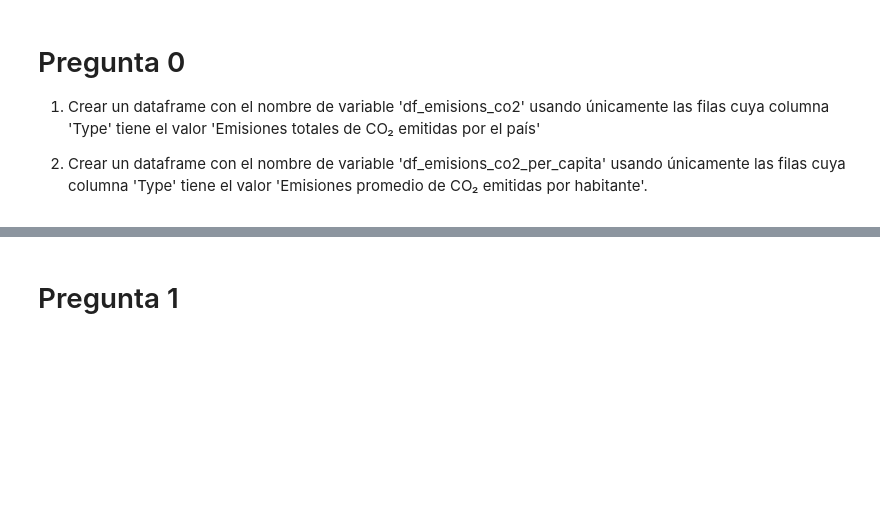
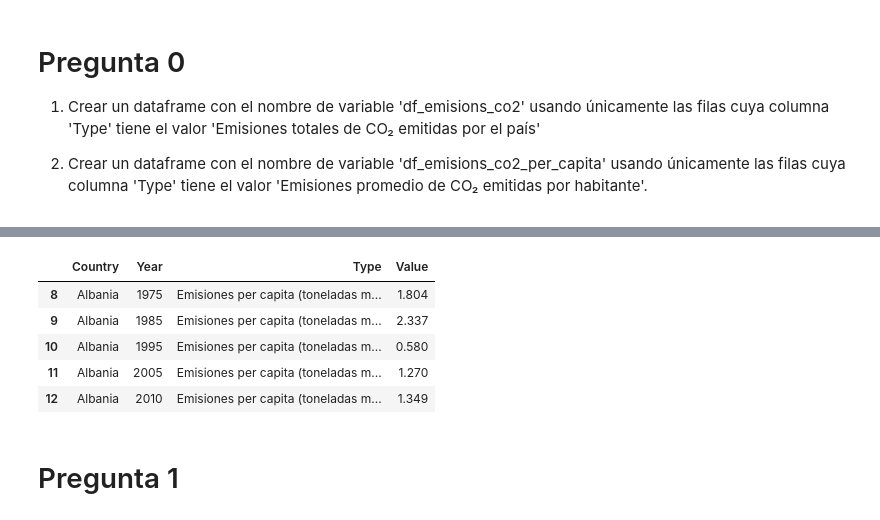
Before and after one commit to Britt14/Britany_Programacion, a Jupyter notebook: Examen/Britany_Lopez_Proyecto_Final.ipynb, the cells around one changed output, grey strips where cells are left out. Saved outputs shown, nothing was run; the diff lists cells and outputs as text; code cells hidden in the pictures; blank space fills up the shorter version.

```diff
--- a/Examen/Britany_Lopez_Proyecto_Final.ipynb
+++ b/Examen/Britany_Lopez_Proyecto_Final.ipynb
@@ -37,7 +37,7 @@ Contiene datos de emisiones de dióxido de carbono (CO₂) de varios países ent
 # %%
 #Importa el CSV como un DataFrame
 import pandas as pd
-df = pd.read_csv('Estimaciones_Emisiones_Dioxido_Carbono.csv')
+df = pd.read_csv('Estimaciones_Emisiones_Dioxido_Carbono.csv', encoding='UTF=8')
 df.head()
 # %% [output]
 |  | Country | Year | Type | Value |
@@ -57,5 +68,16 @@ df.head()
 # %%
 #Crea un copia del original filtrado como df_emisions_co2_per_capita
+df_emisions_co2_per_capita = df[
+    df['Type'] == 'Emisiones per capita (toneladas metricas de dioxido de carbono)'
+]
+df_emisions_co2_per_capita.head()
+# %% [output]
+|  | Country | Year | Type | Value |
+| 8 | Albania | 1975 | Emisiones per capita (toneladas m... | 1.804 |
+| 9 | Albania | 1985 | Emisiones per capita (toneladas m... | 2.337 |
+| 10 | Albania | 1995 | Emisiones per capita (toneladas m... | 0.580 |
+| 11 | Albania | 2005 | Emisiones per capita (toneladas m... | 1.270 |
+| 12 | Albania | 2010 | Emisiones per capita (toneladas m... | 1.349 |
 # %% [markdown]
 # Pregunta 1
 # %% [markdown]
```
Also changed, not shown: parts of 2 cells of this notebook.
